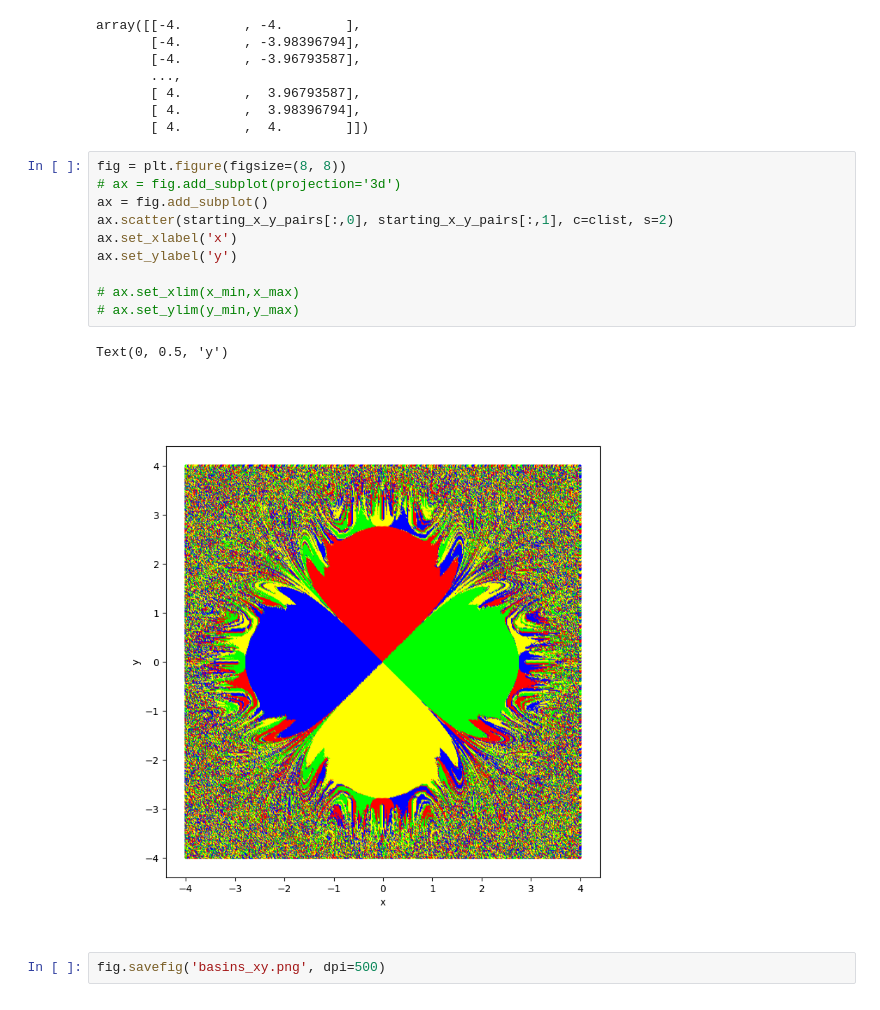
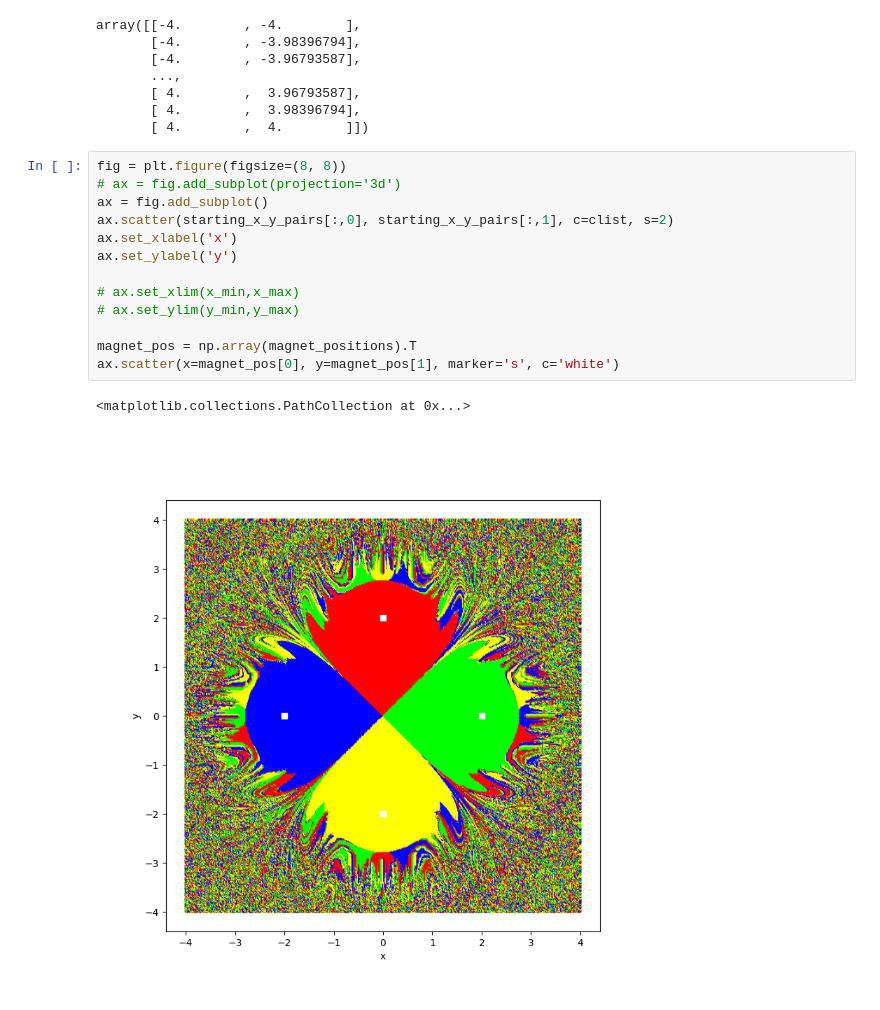
Before and after one commit to LizzieSparling/magnetic_pendulum, a Jupyter notebook: magnetic_pendulum/basins_of_attraction_xy.ipynb, the cells around one changed output. Cells and saved outputs as stored; diff of their text form.

Commit message:
add magnets to basins xy graph

```diff
--- a/magnetic_pendulum/basins_of_attraction_xy.ipynb
+++ b/magnetic_pendulum/basins_of_attraction_xy.ipynb
@@ -149,15 +149,16 @@ array([[-4.        , -4.        ],
 # %%
 fig = plt.figure(figsize=(8, 8))
 # ax = fig.add_subplot(projection='3d')
 ax = fig.add_subplot()
 ax.scatter(starting_x_y_pairs[:,0], starting_x_y_pairs[:,1], c=clist, s=2)
 ax.set_xlabel('x')
 ax.set_ylabel('y')
 
 # ax.set_xlim(x_min,x_max)
 # ax.set_ylim(y_min,y_max)
+
+magnet_pos = np.array(magnet_positions).T
+ax.scatter(x=magnet_pos[0], y=magnet_pos[1], marker='s', c='white')
 # %% [output]
-Text(0, 0.5, 'y')
+<matplotlib.collections.PathCollection at 0x...>
-[figure, old version]
+[figure, new version]
-# %%
-fig.savefig('basins_xy.png', dpi=500)
```
Also changed, not shown: parts of 1 cell of this notebook.
